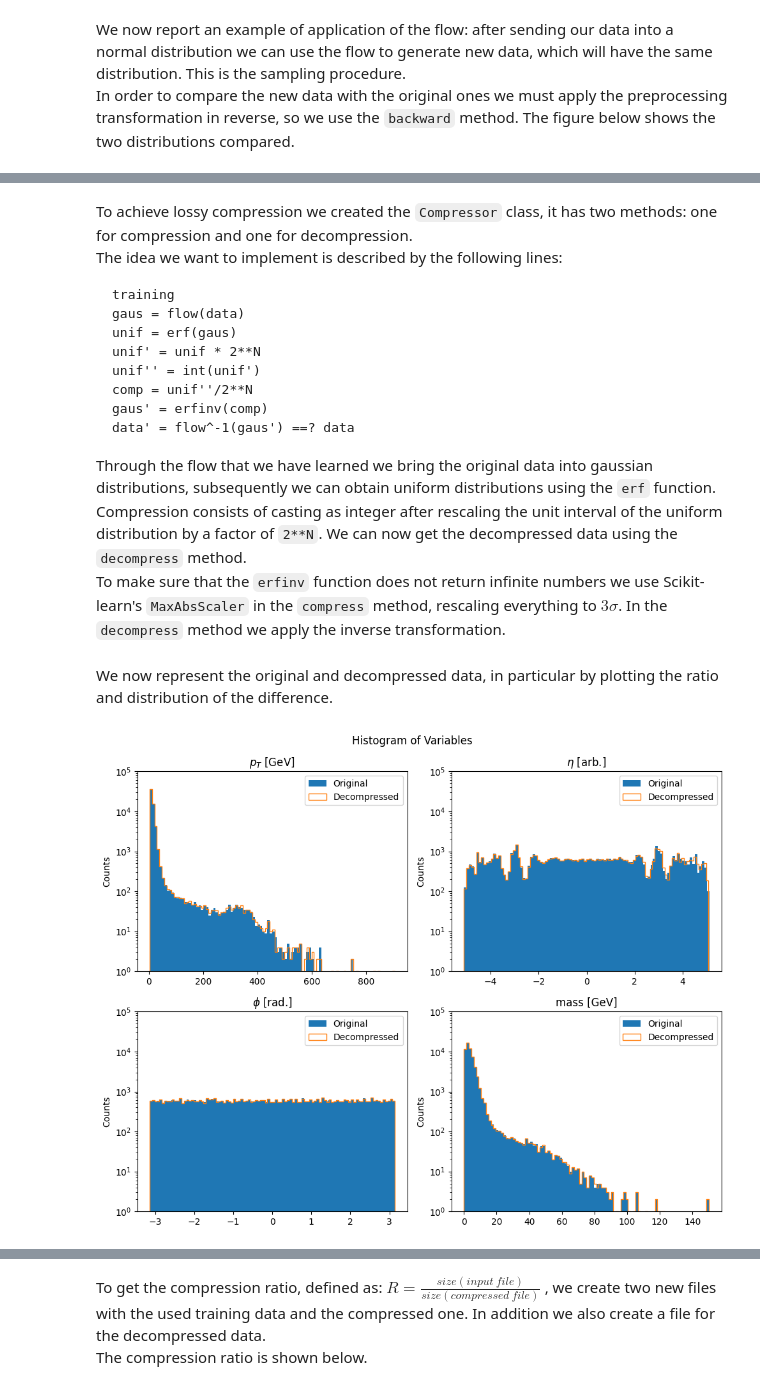
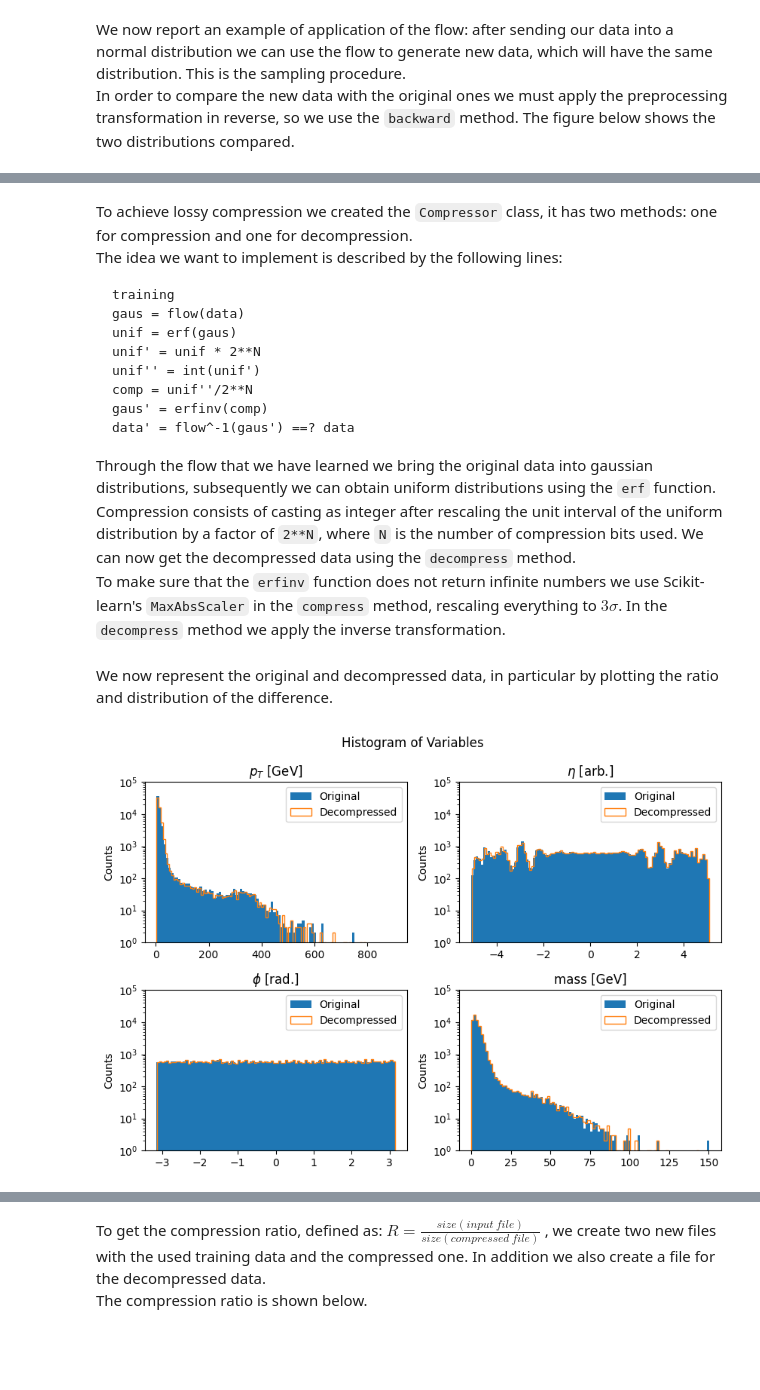
Before and after one commit to igordt/CMEPDA, a Jupyter notebook: originale.ipynb, the cells around one changed output, grey strips where cells are left out. Cells and saved outputs as stored; diff of their text form; code cells hidden in the pictures; blank space fills up the shorter version.

````diff
--- a/originale.ipynb
+++ b/originale.ipynb
@@ -393,7 +396,7 @@ comp = unif''/2**N
 gaus' = erfinv(comp)
 data' = flow^-1(gaus') ==? data
 ```
-Through the flow that we have learned we bring the original data into gaussian distributions, subsequently we can obtain uniform distributions using the `erf` function. Compression consists of casting as integer after rescaling the unit interval of the uniform distribution by a factor of `2**N`. We can now get the decompressed data using the `decompress` method.<br>
+Through the flow that we have learned we bring the original data into gaussian distributions, subsequently we can obtain uniform distributions using the `erf` function. Compression consists of casting as integer after rescaling the unit interval of the uniform distribution by a factor of `2**N`, where `N` is the number of compression bits used. We can now get the decompressed data using the `decompress` method.<br>
 To make sure that the `erfinv` function does not return infinite numbers we use Scikit-learn's `MaxAbsScaler` in the `compress` method, rescaling everything to $3\sigma$. In the `decompress` method we apply the inverse transformation.
 # %%
 ###Compression###
@@ -404,7 +407,7 @@ x_decompressed = x_preprocessor.backward(x_decompressed)
 # %% [markdown]
 We now represent the original and decompressed data, in particular by plotting the ratio and distribution of the difference.
 # %%
-fig, axs = plt.subplots(2, 2, figsize=(10, 8))
+fig, axs = plt.subplots(2, 2, figsize=(8.5, 6))
 fig.suptitle("Histogram of Variables")
 
 n_bins = 100
@@ -414,34 +417,34 @@ axs[0, 0].hist(x_decompressed[:, 0], bins=n_bins, label='Decompressed',histtype=
 axs[0, 0].set_title('{} [{}]'.format(labels_map[0],unit_measure[0]))
 axs[0, 0].set_ylabel("Counts")
 axs[0, 0].set_ylim(1,10e4)
 axs[0, 0].legend()
 
 axs[0, 1].hist(x[:, 1], bins=n_bins, label='Original', log=True)
 axs[0, 1].hist(x_decompressed[:, 1], bins=n_bins, label='Decompressed',histtype='step')
 axs[0, 1].set_title('{} [{}]'.format(labels_map[1],unit_measure[1]))
 axs[0, 1].set_ylabel("Counts")
 axs[0, 1].set_ylim(1,10e4)
 axs[0, 1].legend()
 
 axs[1, 0].hist(x[:, 2], bins=n_bins, label='Original', log=True)
 axs[1, 0].hist(x_decompressed[:, 2], bins=n_bins, label='Decompressed',histtype='step')
 axs[1, 0].set_title('{} [{}]'.format(labels_map[2],unit_measure[2]))
 axs[1, 0].set_ylabel("Counts")
 axs[1, 0].legend()
 axs[1,0].sharey(axs[0,1])
 
 axs[1, 1].hist(x[:, 3], bins=n_bins, label='Original', log=True)
 axs[1, 1].hist(x_decompressed[:, 3], bins=n_bins, label='Decompressed', histtype='step')
 axs[1, 1].set_title('{} [{}]'.format(labels_map[3],unit_measure[3]))
 axs[1, 1].set_ylabel("Counts")
 axs[1, 1].legend()
 axs[1,1].sharey(axs[0,0])
 
 plt.tight_layout()
 plt.show()
 fig.savefig('figures/Variables_comparison.pdf', dpi=190)
 # %% [output]
-[figure, old version]
+[figure, new version]
 # %%
 difference = x_decompressed-x
 
````
Also changed, not shown: parts of 15 cells of this notebook, 35 other files.
